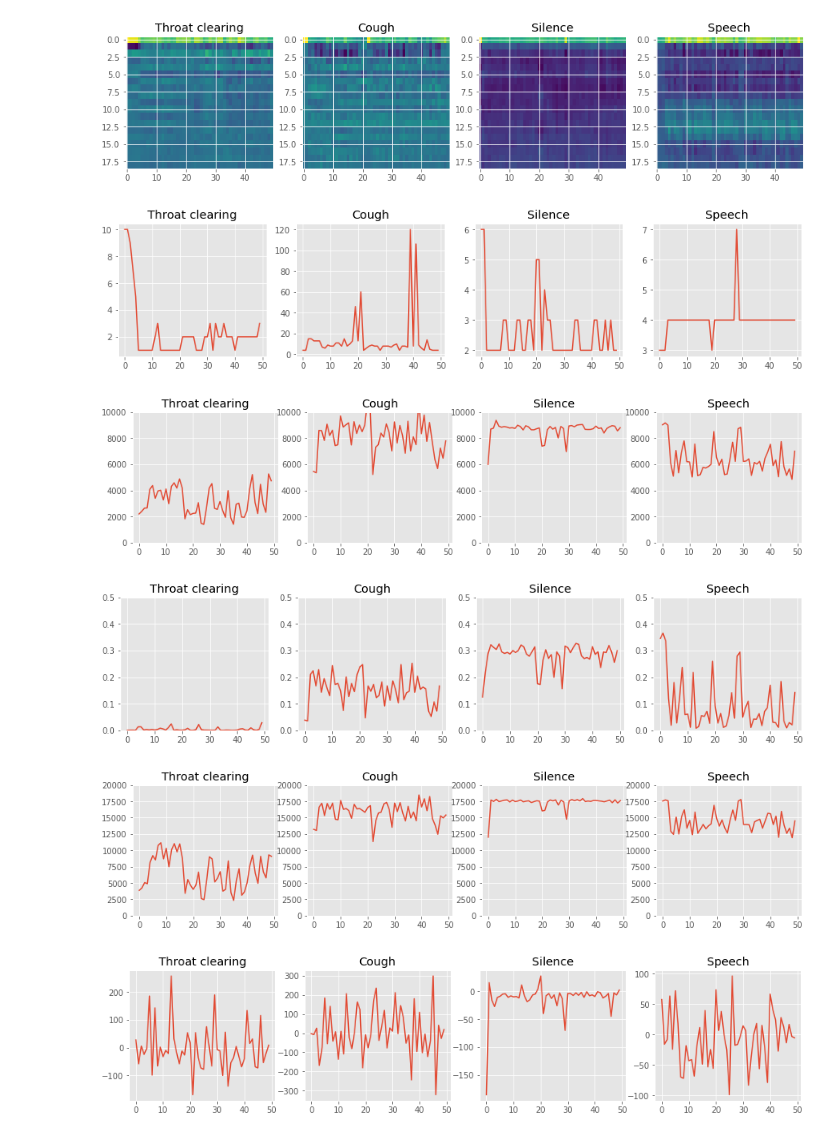
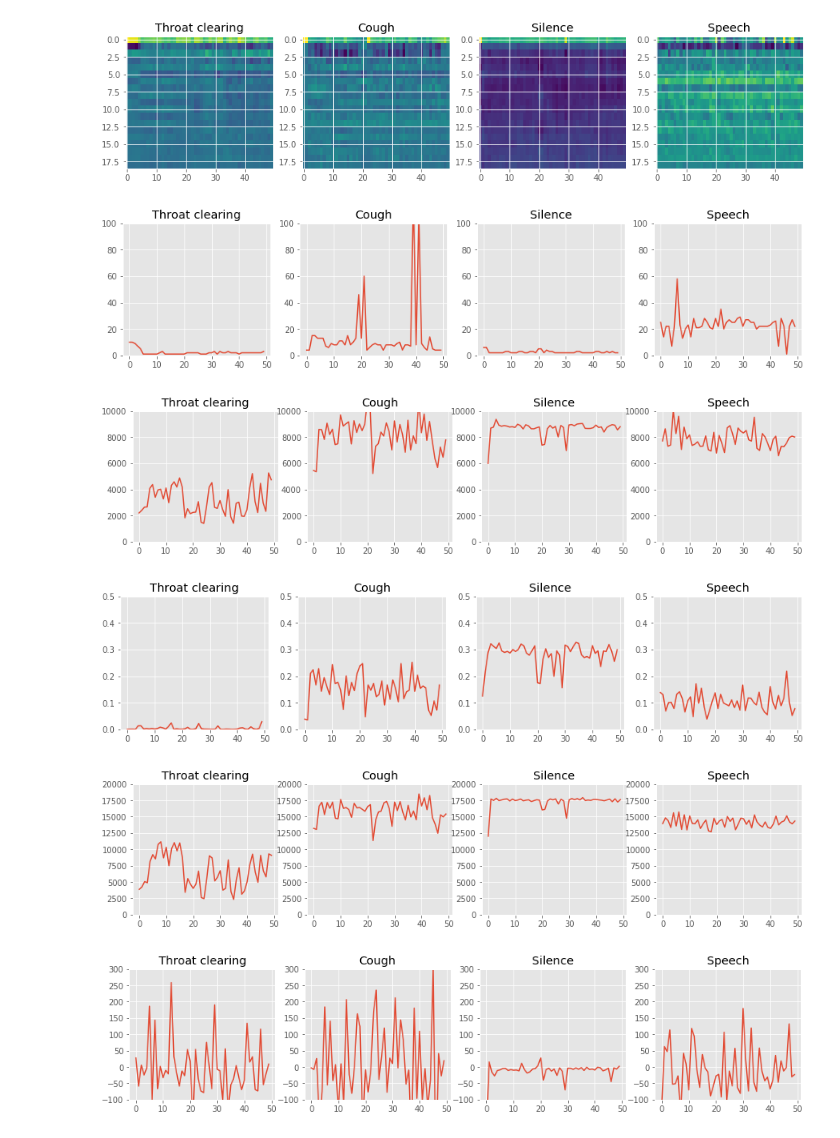
Before and after one commit to sspathak/SocialSafety, a Jupyter notebook: ML/filter_visualization.ipynb, the cells around one changed output. Saved outputs shown, nothing was run; the diff lists cells and outputs as text; code cells hidden in the pictures.

```diff
--- a/ML/filter_visualization.ipynb
+++ b/ML/filter_visualization.ipynb
@@ -18,7 +19,7 @@ matplotlib.style.use('ggplot')
 filename_array = ["../CSVs/cough-data-throatclearing-3.csv",
                   "../CSVs/cough-data-cough-7.csv",
                   "../CSVs/cough-data-silence-0.csv",
-                  "../CSVs/cough-data-speech-1.csv",
+                  "../CSVs/cough-data-speech-10.csv",
                  ]
 file_array_array = []
 for file in filename_array:
@@ -75,7 +76,7 @@ for fil_arr in file_array_array:
     count +=1
 plt.show()
 # %% [output]
-[figure, old version]
+[figure, new version]
 # %%
 #Plot power spectral density
 fig1 = plt.figure(figsize=(15, 3))
@@ -87,6 +88,11 @@ ax1.title.set_text("Throat clearing")
 ax2.title.set_text("Cough")
 ax3.title.set_text("Silence")
 ax4.title.set_text("Speech")
+y_limit = 100
+ax1.set_ylim([0,y_limit])
+ax2.set_ylim([0,y_limit])
+ax3.set_ylim([0,y_limit])
+ax4.set_ylim([0,y_limit])
 axes = [ax1, ax2, ax3, ax4]
 count = 0
 
@@ -105,7 +111,7 @@ for fil_arr in file_array_array:
     count +=1
 plt.show()
 # %% [output]
-[figure, old version]
+[figure, new version]
 # %%
 # Plot spectral centroids
 
@@ -140,7 +146,7 @@ for fil_arr in file_array_array:
 #     axes[count].invert_yaxis()
     count +=1
 # %% [output]
-[figure, old version]
+[figure, new version]
 # %%
 # Plot spectral flatness
 
@@ -175,8 +181,10 @@ for fil_arr in file_array_array:
     axes[count].plot(flatness)
     count +=1
 # %% [output]
-[figure, old version]
+[figure, new version]
 # %%
+#Plot spectral rolloff
+
 fig1 = plt.figure(figsize=(15, 3))
 ax1 = fig1.add_subplot(141)
 ax2 = fig1.add_subplot(142)
@@ -197,50 +205,52 @@ axes = [ax1, ax2, ax3, ax4]
 count = 0
 
 for fil_arr in file_array_array:
-    flatness = []
+    rolloff = []
     for index in range(0, 50):
-        flatness_arr = feature_extractors.spectral_rolloff.get_feature_vector(fil_arr[index])[0]
-        flatness.append(flatness_arr[0])
+        rolloff_arr = feature_extractors.spectral_rolloff.get_feature_vector(fil_arr[index])[0]
+        rolloff.append(rolloff_arr[0])
 #     flatness = np.swapaxes(flatness, 1, 0)
 #     axes[count].imshow(flatness, aspect="auto")
-    axes[count].plot(flatness)
+    axes[count].plot(rolloff)
     count +=1
 # %% [output]
-[figure, old version]
+[figure, new version]
 # %%
+#MFCC Deltas - removed for having low importance
+
 fig1 = plt.figure(figsize=(15, 3))
 ax1 = fig1.add_subplot(141)
 ax2 = fig1.add_subplot(142)
 ax3 = fig1.add_subplot(143)
 ax4 = fig1.add_subplot(144)
 ax1.title.set_text("Throat clearing")
 ax2.title.set_text("Cough")
 ax3.title.set_text("Silence")
 ax4.title.set_text("Speech")
 # ax2 = plt.axes([0, 0.6, 1, 1])
 
-# y_limit = 0.5
-# ax1.set_ylim([0,y_limit])
-# ax2.set_ylim([0,y_limit])
-# ax3.set_ylim([0,y_limit])
-# ax4.set_ylim([0,y_limit])
+y_limit = 300
+ax1.set_ylim([-100,y_limit])
+ax2.set_ylim([-100,y_limit])
+ax3.set_ylim([-100,y_limit])
+ax4.set_ylim([-100,y_limit])
 
 axes = [ax1, ax2, ax3, ax4]
 count = 0
 
 for fil_arr in file_array_array:
     mfcc_deltas = []
     for index in range(0,50):
         mfcc_deltas_arr = feature_extractors.MFCC_deltas.get_feature_vector(fil_arr[index])[0]
         mfcc_deltas.append(mfcc_deltas_arr[0])
 #     mfcc_deltas = np.swapaxes(mfcc_deltas, 1, 0)
     axes[count].plot(mfcc_deltas)
 #     axes[count].imshow(mfcc_deltas, aspect="auto")
 #     axes[count].grid(False)
 #     axes[count].invert_yaxis()
     count +=1
 # %% [output]
-[figure, old version]
+[figure, new version]
 # %%
 fig1 = plt.figure(figsize=(15, 3))
 ax1 = fig1.add_subplot(141)
```
Also changed, not shown: parts of 4 cells of this notebook, 4 other files.
